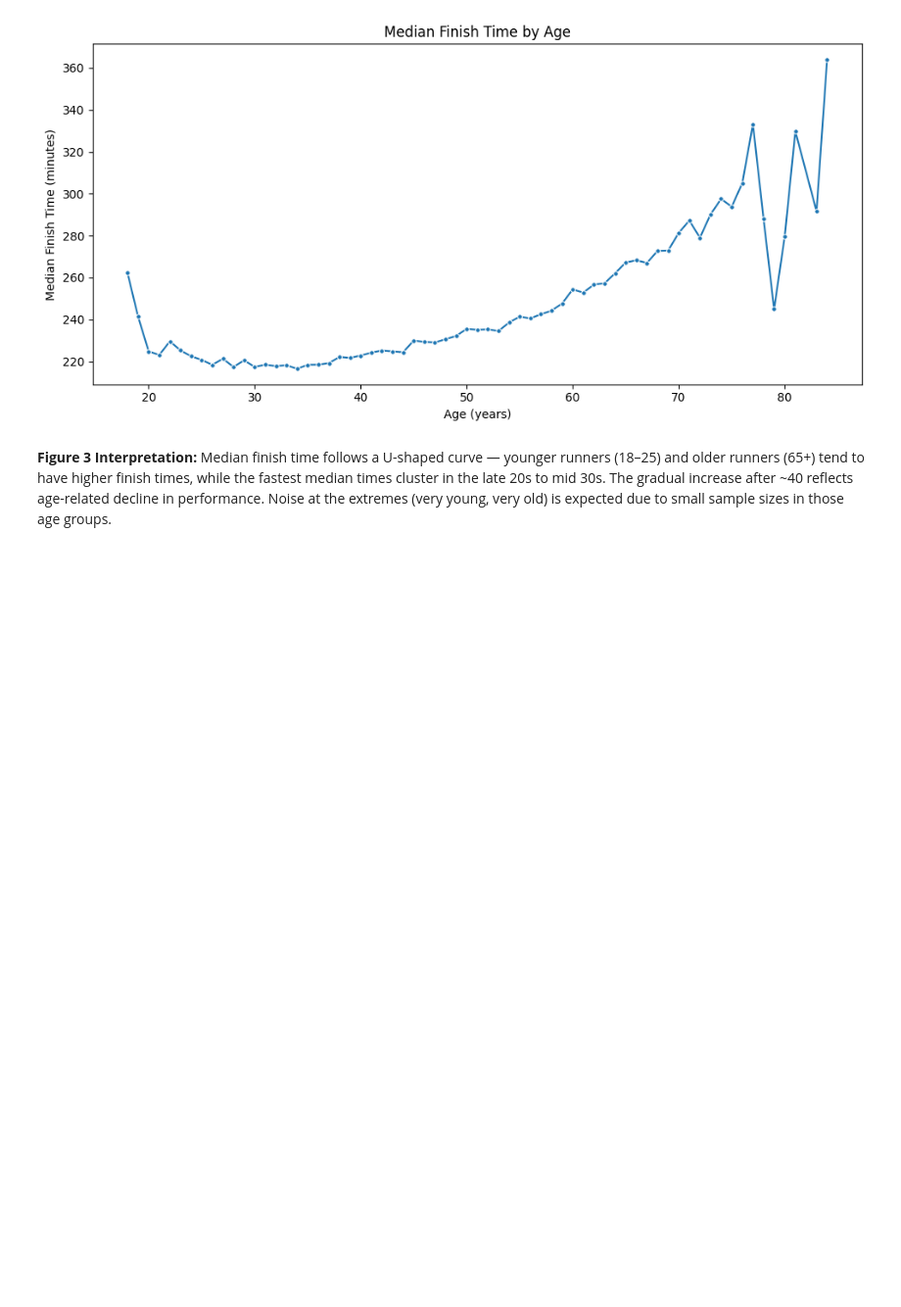
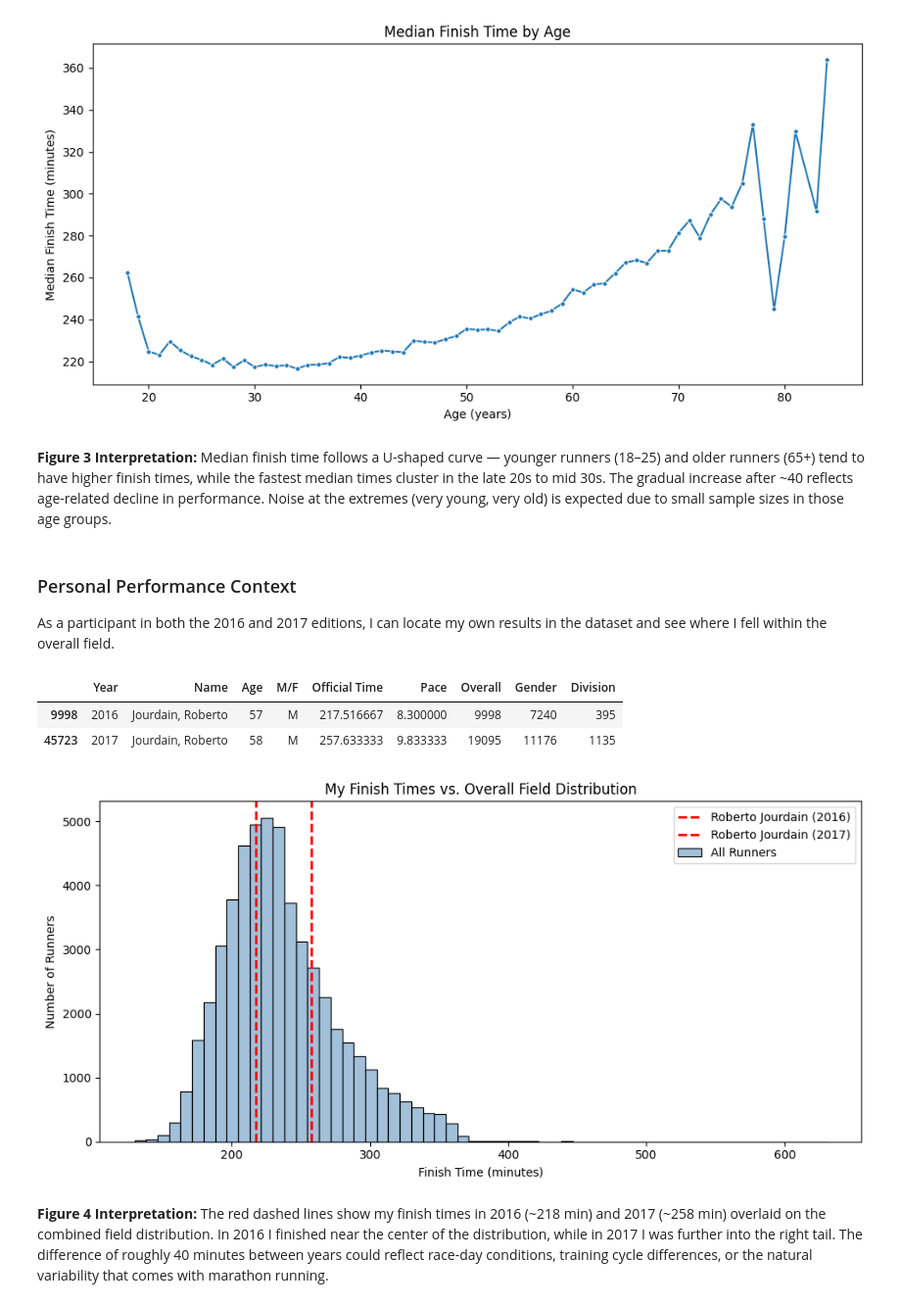
Before and after one commit to rojour/ai-programming-foundations-project, a Jupyter notebook: data_workflow.ipynb, the cells around one changed output. Shown at 98% size. Saved outputs shown, nothing was run; the diff lists cells and outputs as text; code cells hidden in the pictures; blank space fills up the shorter version.

```diff
--- a/data_workflow.ipynb
+++ b/data_workflow.ipynb
@@ -236,3 +236,34 @@ plt.show()
 [figure]
 # %% [markdown]
 **Figure 3 Interpretation:** Median finish time follows a U-shaped curve — younger runners (18–25) and older runners (65+) tend to have higher finish times, while the fastest median times cluster in the late 20s to mid 30s. The gradual increase after ~40 reflects age-related decline in performance. Noise at the extremes (very young, very old) is expected due to small sample sizes in those age groups.
+# %% [markdown]
+### Personal Performance Context
+
+As a participant in both the 2016 and 2017 editions, I can locate my own results in the dataset and see where I fell within the overall field.
+# %%
+my_results = df[df["Name"].str.contains("Jourdain", case=False)]
+my_results[["Year", "Name", "Age", "M/F", "Official Time", "Pace", "Overall", "Gender", "Division"]]
+# %% [output]
+|  | Year | Name | Age | M/F | Official Time | Pace | Overall | Gender | Division |
+| 9998 | 2016 | Jourdain, Roberto | 57 | M | 217.516667 | 8.300000 | 9998 | 7240 | 395 |
+| 45723 | 2017 | Jourdain, Roberto | 58 | M | 257.633333 | 9.833333 | 19095 | 11176 | 1135 |
+# %%
+# Figure 4: My finish times vs the field distribution
+fig, ax = plt.subplots(figsize=(10, 5))
+sns.histplot(data=df, x="Official Time", bins=60, color="steelblue",
+             alpha=0.5, label="All Runners", ax=ax)
+
+for _, row in my_results.iterrows():
+    ax.axvline(row["Official Time"], color="red", linestyle="--", linewidth=2,
+               label=f"Roberto Jourdain ({int(row['Year'])})")
+
+ax.set_title("My Finish Times vs. Overall Field Distribution")
+ax.set_xlabel("Finish Time (minutes)")
+ax.set_ylabel("Number of Runners")
+ax.legend()
+plt.tight_layout()
+plt.show()
+# %% [output]
+[figure, added]
+# %% [markdown]
+**Figure 4 Interpretation:** The red dashed lines show my finish times in 2016 (~218 min) and 2017 (~258 min) overlaid on the combined field distribution. In 2016 I finished near the center of the distribution, while in 2017 I was further into the right tail. The difference of roughly 40 minutes between years could reflect race-day conditions, training cycle differences, or the natural variability that comes with marathon running.
```
Also changed, not shown: parts of 1 cell of this notebook, 2 other files.
